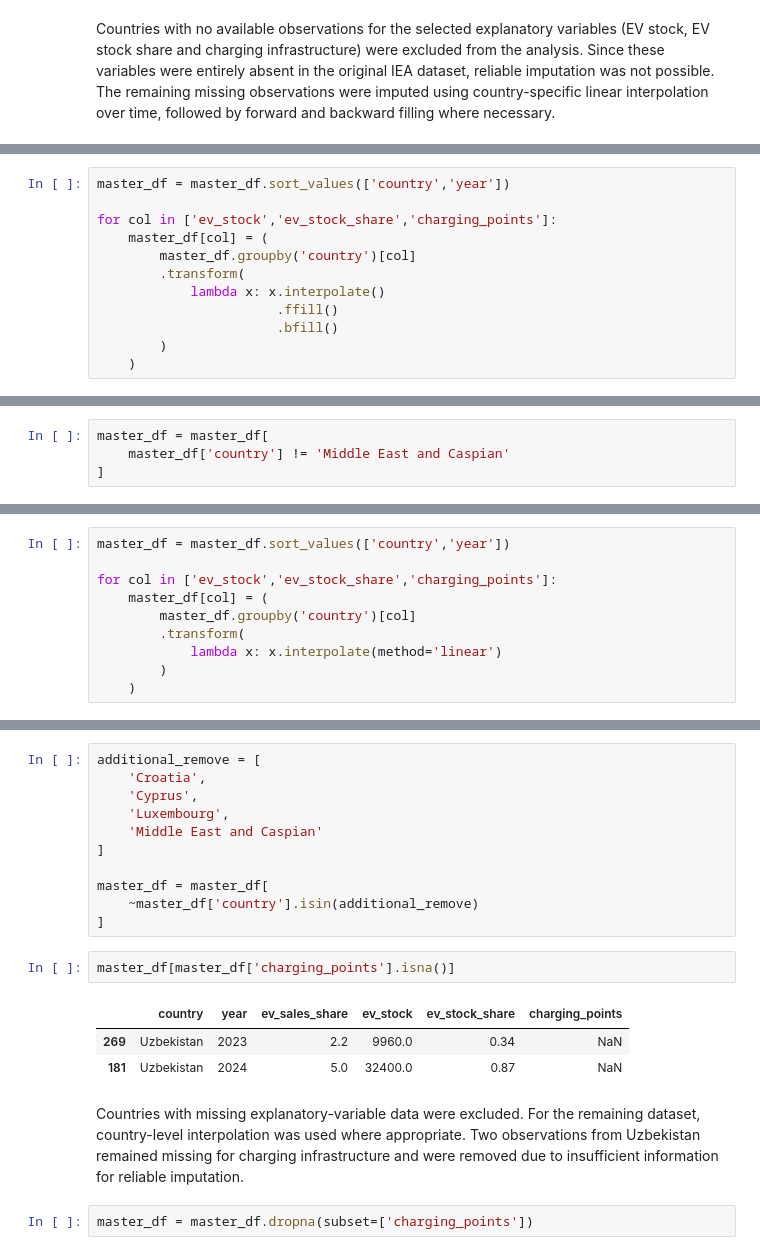
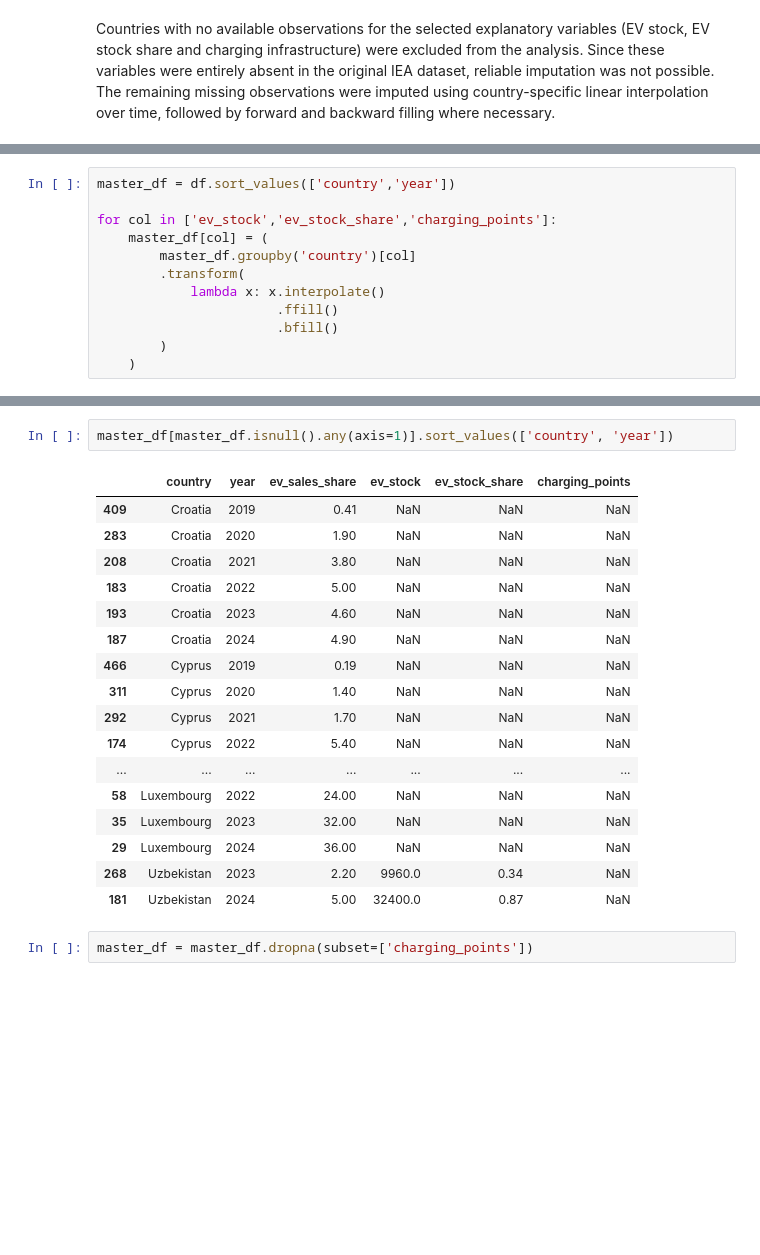
Before and after one commit to hemanth-kumar-1994/Final_Project, a Jupyter notebook: notebooks/Missing_value_imputation.ipynb, the cells around one changed output, grey strips where cells are left out. Drawn from its saved outputs; the diff is of its cells as text; blank space fills up the shorter version.

```diff
--- a/notebooks/Missing_value_imputation.ipynb
+++ b/notebooks/Missing_value_imputation.ipynb
@@ -68,6 +61,6 @@ charging_points    185
 dtype: int64
 # %%
-master_df = master_df.sort_values(['country','year'])
+master_df = df.sort_values(['country','year'])
 
 for col in ['ev_stock','ev_stock_share','charging_points']:
     master_df[col] = (
@@ -103,4 +73,0 @@ Length: 5, dtype: str
-# %%
-master_df = master_df[
-    master_df['country'] != 'Middle East and Caspian'
-]
@@ -111,10 +73,0 @@ master_df['country'].nunique()
-# %%
-master_df = master_df.sort_values(['country','year'])
-
-for col in ['ev_stock','ev_stock_share','charging_points']:
-    master_df[col] = (
-        master_df.groupby('country')[col]
-        .transform(
-            lambda x: x.interpolate(method='linear')
-        )
-    )
@@ -131,22 +74,23 @@ dtype: int64
-# %%
-additional_remove = [
-    'Croatia',
-    'Cyprus',
-    'Luxembourg',
-    'Middle East and Caspian'
-]
-
-master_df = master_df[
-    ~master_df['country'].isin(additional_remove)
-]
-# %%
-master_df[master_df['charging_points'].isna()]
-# %% [output]
-|  | country | year | ev_sales_share | ev_stock | ev_stock_share | charging_points |
-| 269 | Uzbekistan | 2023 | 2.2 | 9960.0 | 0.34 | NaN |
-| 181 | Uzbekistan | 2024 | 5.0 | 32400.0 | 0.87 | NaN |
-# %% [markdown]
-Countries with missing explanatory-variable data were excluded. For the remaining dataset, country-level interpolation was used where appropriate. Two observations from Uzbekistan remained missing for charging infrastructure and were removed due to insufficient information for reliable imputation.
+# %%
+master_df[master_df.isnull().any(axis=1)].sort_values(['country', 'year'])
+# %% [output]
+|  | country | year | ev_sales_share | ev_stock | ev_stock_share | charging_points |
+| 409 | Croatia | 2019 | 0.41 | NaN | NaN | NaN |
+| 283 | Croatia | 2020 | 1.90 | NaN | NaN | NaN |
+| 208 | Croatia | 2021 | 3.80 | NaN | NaN | NaN |
+| 183 | Croatia | 2022 | 5.00 | NaN | NaN | NaN |
+| 193 | Croatia | 2023 | 4.60 | NaN | NaN | NaN |
+| 187 | Croatia | 2024 | 4.90 | NaN | NaN | NaN |
+| 466 | Cyprus | 2019 | 0.19 | NaN | NaN | NaN |
+| 311 | Cyprus | 2020 | 1.40 | NaN | NaN | NaN |
+| 292 | Cyprus | 2021 | 1.70 | NaN | NaN | NaN |
+| 174 | Cyprus | 2022 | 5.40 | NaN | NaN | NaN |
+| ... | ... | ... | ... | ... | ... | ... |
+| 58 | Luxembourg | 2022 | 24.00 | NaN | NaN | NaN |
+| 35 | Luxembourg | 2023 | 32.00 | NaN | NaN | NaN |
+| 29 | Luxembourg | 2024 | 36.00 | NaN | NaN | NaN |
+| 268 | Uzbekistan | 2023 | 2.20 | 9960.0 | 0.34 | NaN |
+| 181 | Uzbekistan | 2024 | 5.00 | 32400.0 | 0.87 | NaN |
 # %%
 master_df = master_df.dropna(subset=['charging_points'])
 # %%
```
Also changed, not shown: parts of 9 cells of this notebook, 6 other files.
